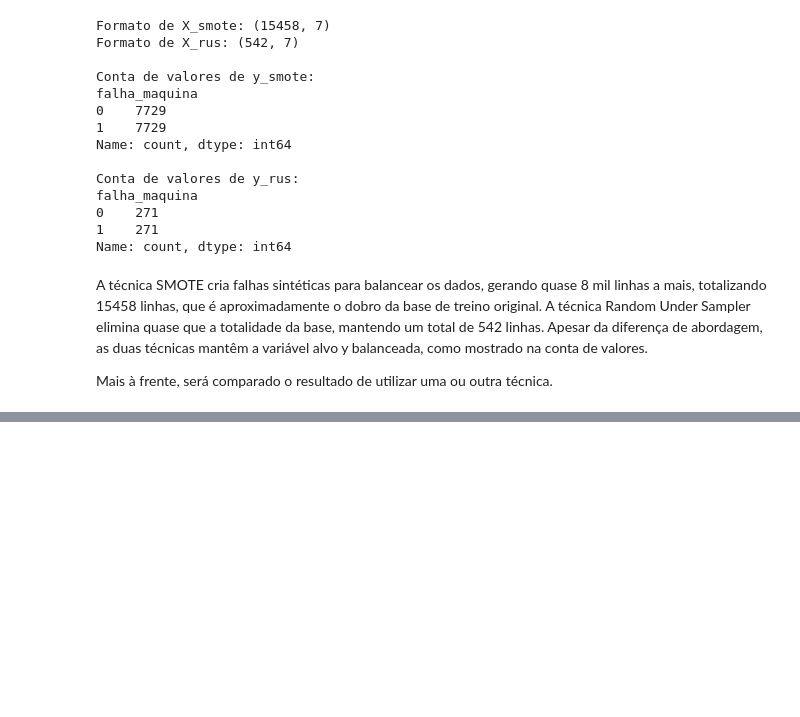
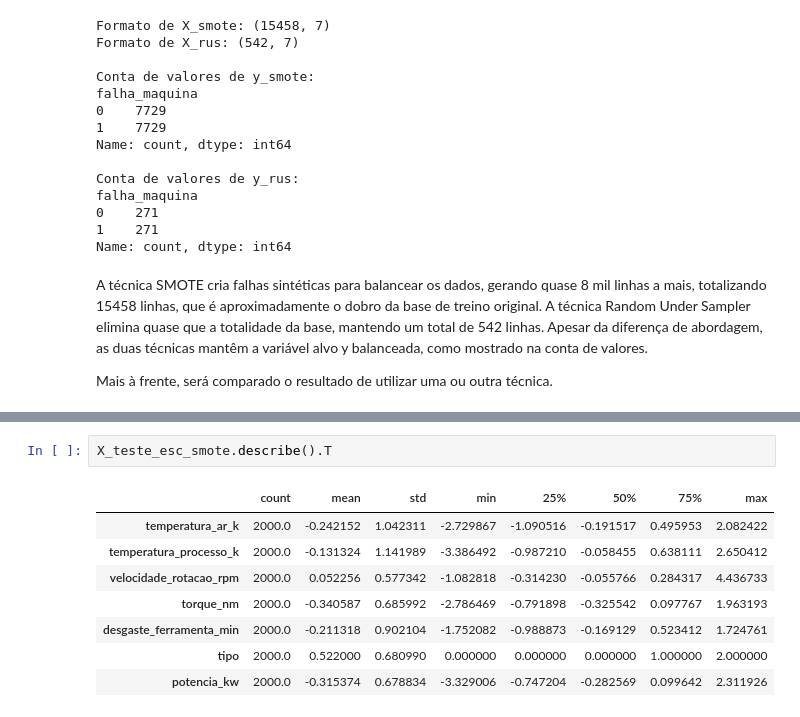
Before and after one commit to filipester/manutencao_preditiva, a Jupyter notebook: manutencao_preditiva.ipynb, the cells around one changed output, grey strips where cells are left out. Saved outputs shown, nothing was run; the diff lists cells and outputs as text; blank space fills up the shorter version.

```diff
--- a/manutencao_preditiva.ipynb
+++ b/manutencao_preditiva.ipynb
@@ -419,0 +465,11 @@ Mais à frente, será comparado o resultado de utilizar uma ou outra técnica.
+# %%
+X_teste_esc_smote.describe().T
+# %% [output]
+|  | count | mean | std | min | 25% | 50% | 75% | max |
+| temperatura_ar_k | 2000.0 | -0.242152 | 1.042311 | -2.729867 | -1.090516 | -0.191517 | 0.495953 | 2.082422 |
+| temperatura_processo_k | 2000.0 | -0.131324 | 1.141989 | -3.386492 | -0.987210 | -0.058455 | 0.638111 | 2.650412 |
+| velocidade_rotacao_rpm | 2000.0 | 0.052256 | 0.577342 | -1.082818 | -0.314230 | -0.055766 | 0.284317 | 4.436733 |
+| torque_nm | 2000.0 | -0.340587 | 0.685992 | -2.786469 | -0.791898 | -0.325542 | 0.097767 | 1.963193 |
+| desgaste_ferramenta_min | 2000.0 | -0.211318 | 0.902104 | -1.752082 | -0.988873 | -0.169129 | 0.523412 | 1.724761 |
+| tipo | 2000.0 | 0.522000 | 0.680990 | 0.000000 | 0.000000 | 0.000000 | 1.000000 | 2.000000 |
+| potencia_kw | 2000.0 | -0.315374 | 0.678834 | -3.329006 | -0.747204 | -0.282569 | 0.099642 | 2.311926 |
```
Also changed, not shown: parts of 12 cells of this notebook.
